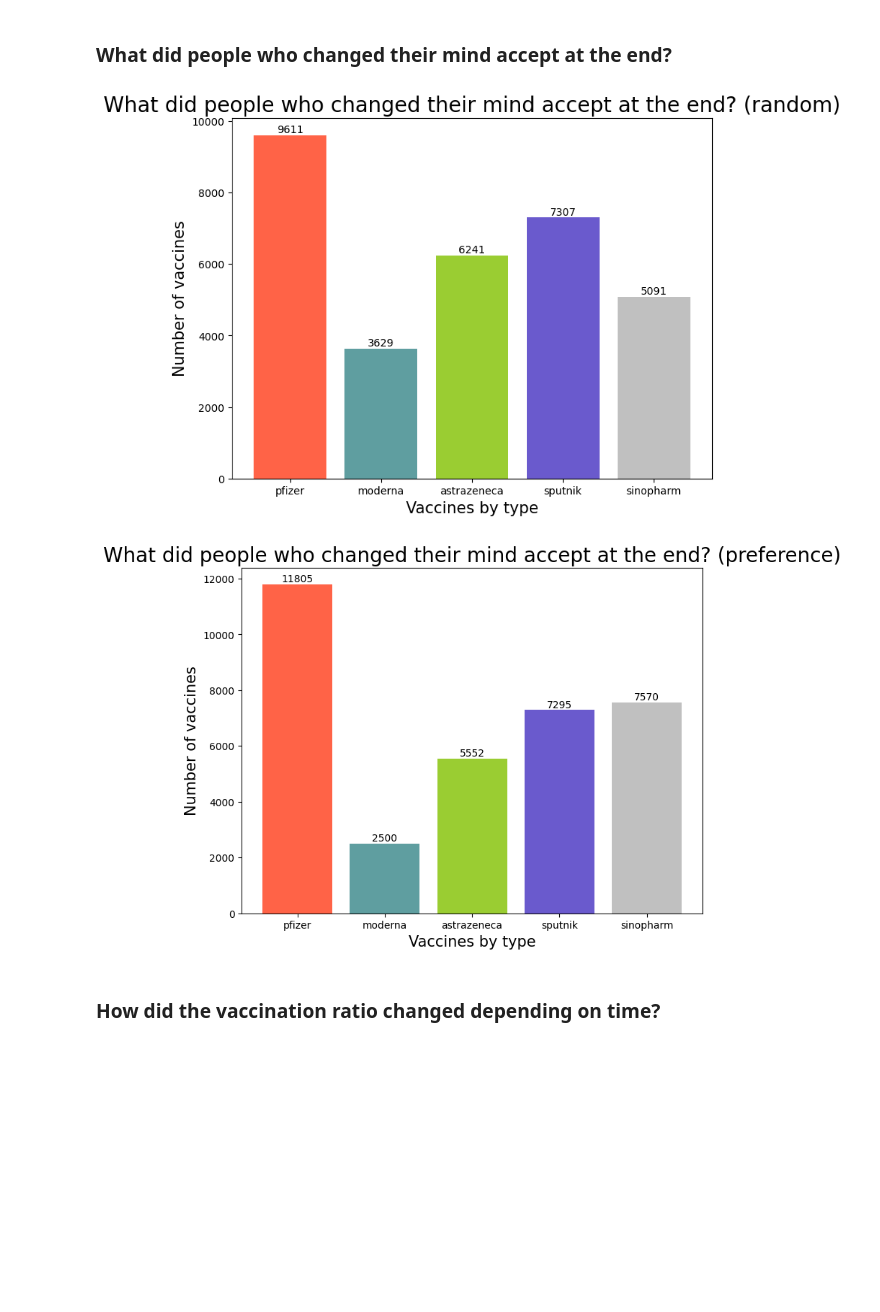
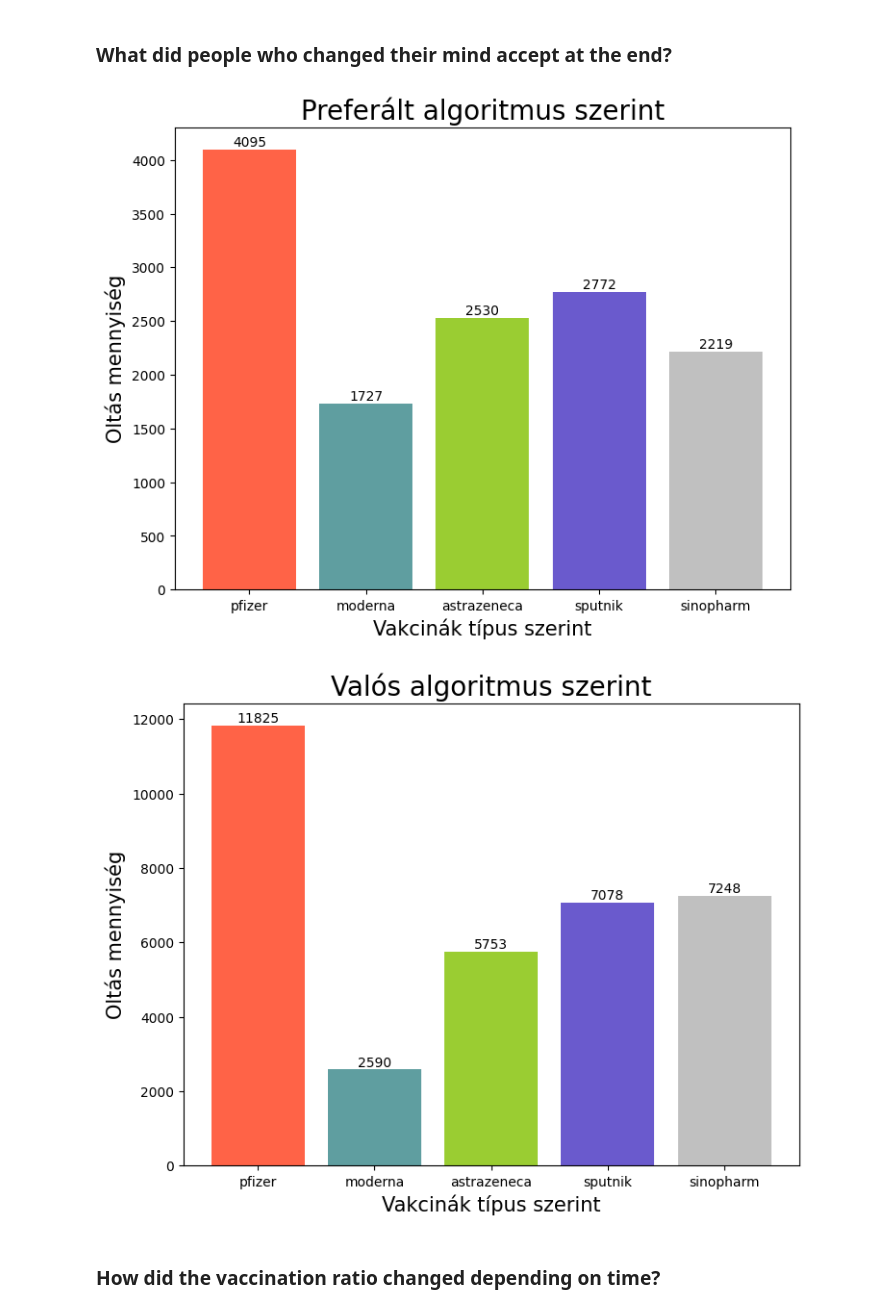
Before and after one commit to papel1/COVIDsim, a Jupyter notebook: Tests.ipynb, the cells around one changed output. Cells and saved outputs as stored; diff of their text form; code cells hidden in the pictures; blank space fills up the shorter version.

```diff
--- a/Tests.ipynb
+++ b/Tests.ipynb
@@ -19,14 +20,22 @@ sys.path.append("./source/")
 import matplotlib as mpl
 import matplotlib.pyplot as plt
 from random import random
+from matplotlib import rcParams
+import matplotlib.colors as mcolors
+from datetime import datetime, timedelta
+import matplotlib.pyplot as plt
+from mycolorpy import colorlist as mcp
+import pandas as pd
+import numpy as np
 
-mpl.style.use("Sans")
+rcParams['font.family'] = 'Sans'
 
 from World import World
 from Constants import Constants
 from VaccineWarehouse import VaccineWarehouse
 from Population import Population
 from Config import VaccineApproach
+from DataHandler import DataHandler
 from COVIDsim import COVIDsim
 # %% [markdown]
 ## Initialize config
@@ -38,22 +48,22 @@ Constants.currentCfg = Constants.execConfig
 # Preference based World creation
 warehouse = VaccineWarehouse()
 population = Population()
-population.generate_random_population(Constants.currentCfg.population_size, warehouse.vaccine_list)
+population.generate_representative_population(Constants.currentCfg.population_size, warehouse.vaccine_list)
 
 world = World(warehouse, population)
 
 covid1 = COVIDsim()
-covid1.simulate(world, VaccineApproach.PREFERENCE_BASED_VACCINE, True, True)
+covid1.simulate(world, VaccineApproach.PREFERENCE_BASED_VACCINE, 0, True, True)
 
 # Random Vaccine World creation
 warehouse2 = VaccineWarehouse()
 population2 = Population()
-population2.generate_random_population(Constants.currentCfg.population_size, warehouse.vaccine_list)
+population2.generate_representative_population(Constants.currentCfg.population_size, warehouse.vaccine_list)
 
 world2 = World(warehouse2, population2)
 
 covid2 = COVIDsim()
-covid2.simulate(world2, VaccineApproach.RANDOM_VACCINE, True, True)
+covid2.simulate(world2, VaccineApproach.RANDOM_VACCINE, 0, True, True)
 # %% [output]
 [####################################################################################################] 200/200
 # %% [markdown]
@@ -208,38 +228,38 @@ print2(world2, "preference")
 # %% [markdown]
 ### What did people who changed their mind accept at the end?
 # %%
-def print3(world: World, sim_type: str):
+def print3(world: World, title):
     vaccine_name_list = [x.name for x in world.warehouse.vaccine_list]
-    chosen_vaccine = [0]*len(vaccine_name_list)
+    chosen_vaccine = [0] * len(vaccine_name_list)
 
     for p in world.population.people_list:
         for vi in range(len(vaccine_name_list)):
             if vaccine_name_list[vi] == p.selected_vaccine and p.offered_counter > 1:
-                chosen_vaccine[vi]+=1
+                chosen_vaccine[vi] += 1
                 break
 
     fig = plt.figure()
     ax = fig.add_axes([0,0,1,1])
-    ax_bar=ax.bar(vaccine_name_list, chosen_vaccine, color=['tomato', 'cadetblue', 'yellowgreen', 'slateblue', 'silver'])
-    ax.set_xlabel('Vaccines by type', fontsize = 15)
-    ax.set_ylabel('Number of vaccines', fontsize = 15)
-    ax.set_title(f'What did people who changed their mind accept at the end? ({sim_type})', fontsize = 20)
+    ax_bar = ax.bar(vaccine_name_list, chosen_vaccine, color = ['tomato', 'cadetblue', 'yellowgreen', 'slateblue', 'silver'])
+    ax.set_xlabel('Vakcinák típus szerint', fontsize = 15)
+    ax.set_ylabel('Oltás mennyiség', fontsize = 15)
 
     temps = ax_bar
     labels = [f"{chosen_vaccine[i]}" for i in range(len(temps))]
 
     for temp, label in zip(temps, labels):
         height = temp.get_height()
         ax.text(
-            temp.get_x() + temp.get_width() / 2, height + 5, label, ha="center", va="bottom"
+            temp.get_x() + temp.get_width() / 2, height + 5, label, ha = "center", va = "bottom"
         )
 
+    plt.title(title, fontsize = 20)
     plt.show()
 
-print3(world, "random")
-print3(world2, "preference")
+print3(world, 'Preferált algoritmus szerint') #ref
+print3(world2, 'Valós algoritmus szerint') #rand
 # %% [output]
-[figure, old version]
+[figure, new version]
-[figure, old version]
+[figure, new version]
 # %% [markdown]
 ### How did the vaccination ratio changed depending on time?
```
Also changed, not shown: parts of 20 cells of this notebook, 44 other files.
